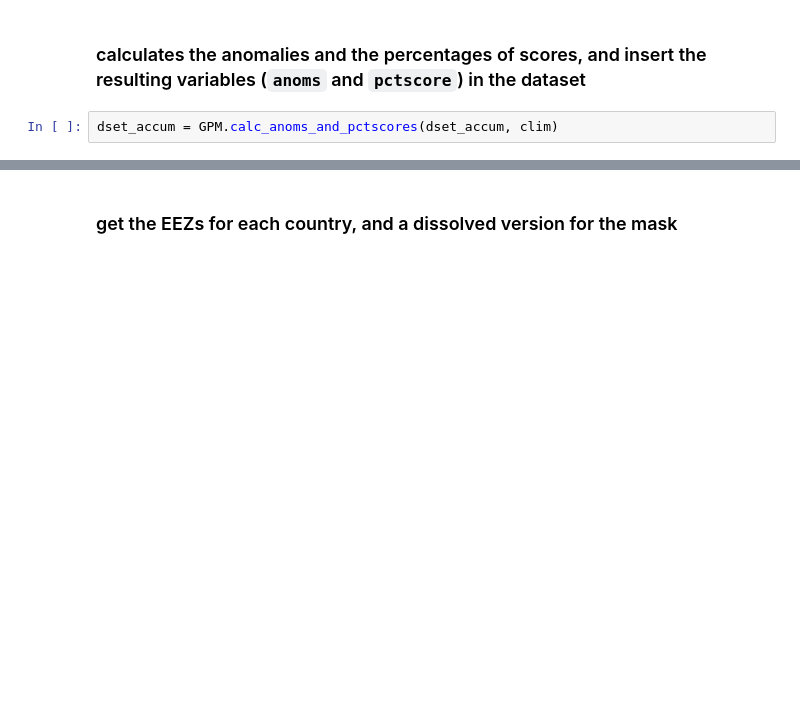
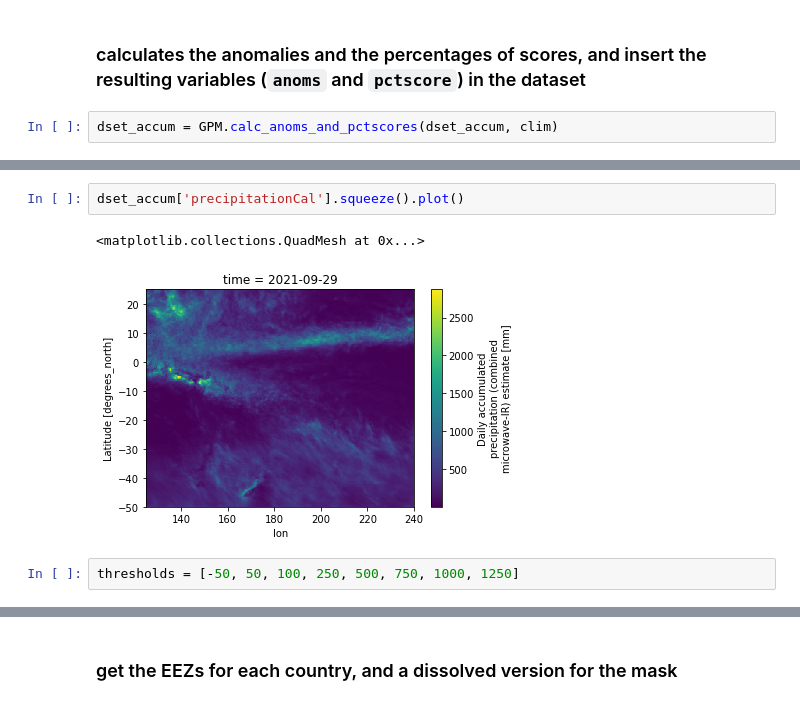
Before and after one commit to nicolasfauchereau/ICU_Water_Watch, a Jupyter notebook: notebooks/GPM/GPM-IMERG_processing.ipynb, the cells around one changed output, grey strips where cells are left out. Saved outputs shown, nothing was run; the diff lists cells and outputs as text; blank space fills up the shorter version.

```diff
--- a/notebooks/GPM/GPM-IMERG_processing.ipynb
+++ b/notebooks/GPM/GPM-IMERG_processing.ipynb
@@ -154,0 +158,7 @@ Data variables:
+# %%
+dset_accum['precipitationCal'].squeeze().plot()
+# %% [output]
+<matplotlib.collections.QuadMesh at 0x...>
+[figure, added]
+# %%
+thresholds = [-50, 50, 100, 250, 500, 750, 1000, 1250]
```
Also changed, not shown: parts of 36 cells of this notebook.
